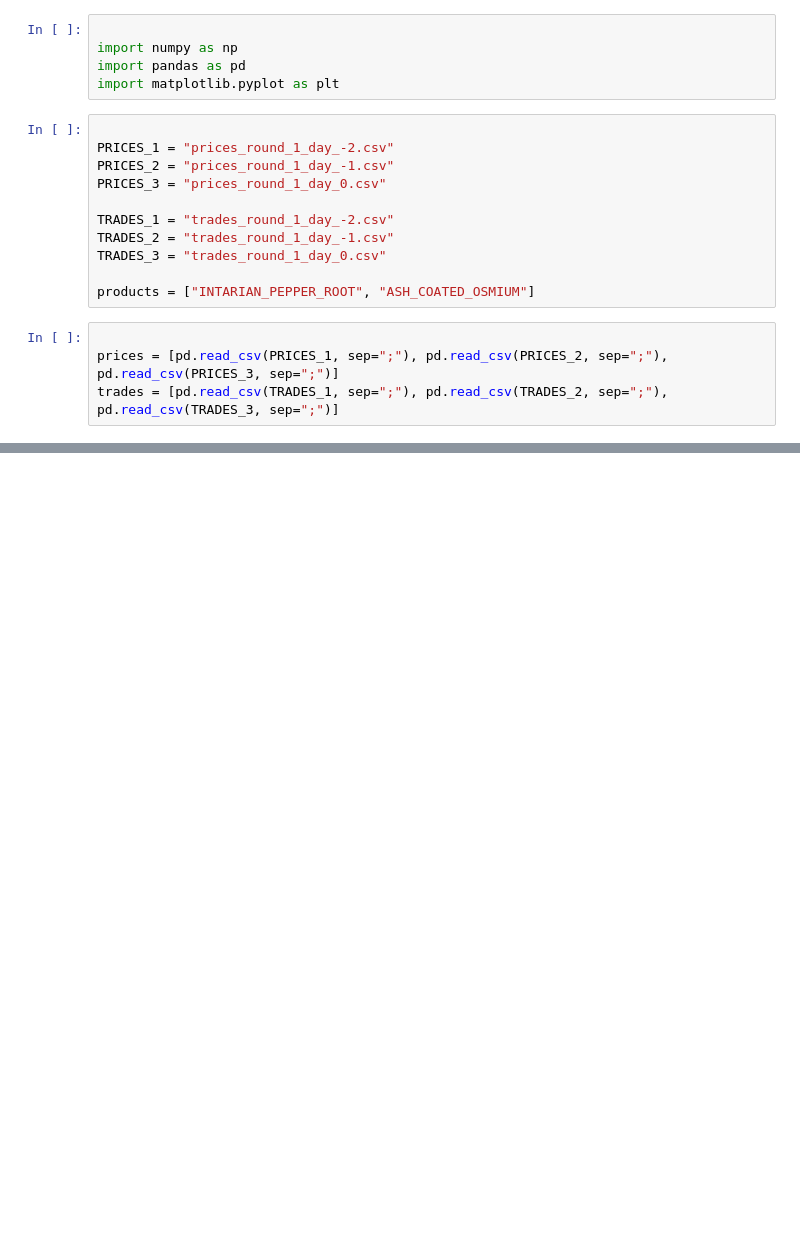
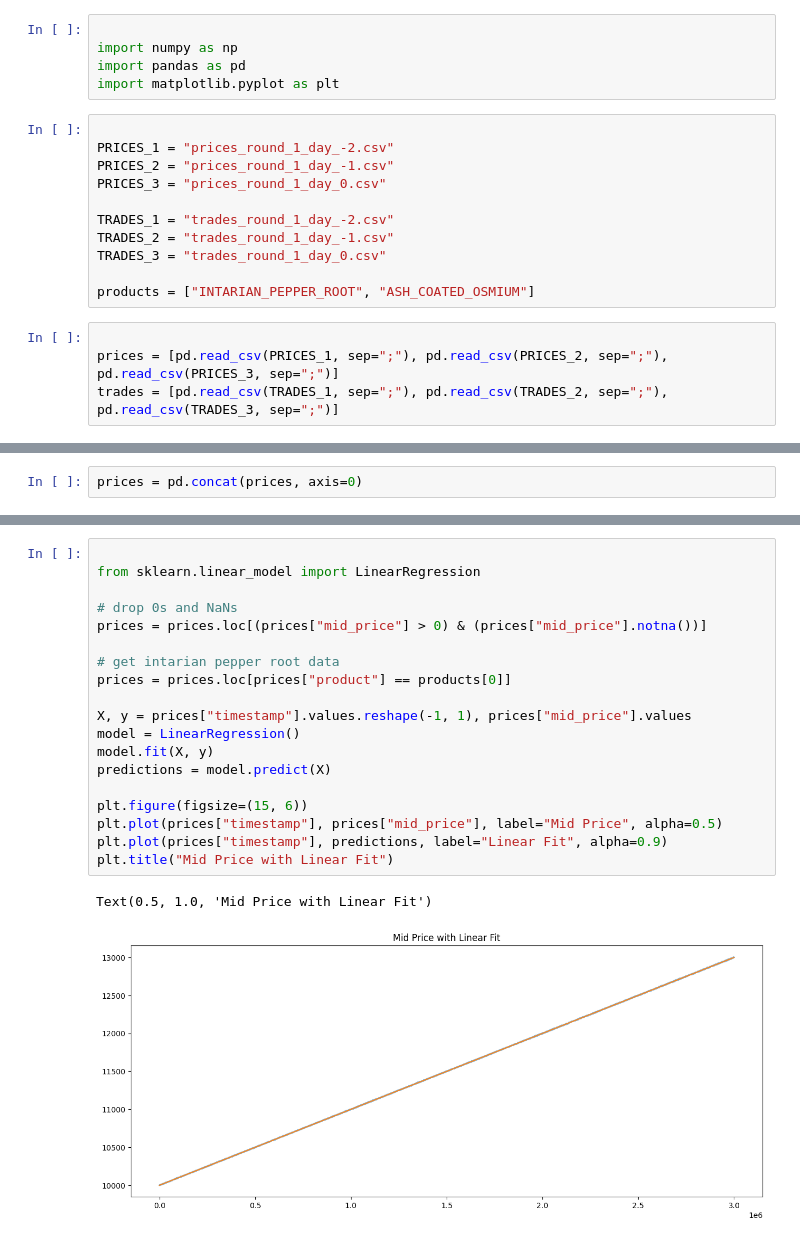
Before and after one commit to concl/machines, a Jupyter notebook: experiments/imc_round_1/imc_work.ipynb, the cells around one changed output, grey strips where cells are left out. Saved outputs shown, nothing was run; the diff lists cells and outputs as text; blank space fills up the shorter version.

```diff
--- a/experiments/imc_round_1/imc_work.ipynb
+++ b/experiments/imc_round_1/imc_work.ipynb
@@ -52,3 +53,5 @@ product1, product2 = process_prices(prices)
+# %%
+prices = pd.concat(prices, axis=0)
 # %%
 def visualize_prices(product1, product2):
     fig, axs = plt.subplots(1, 2, figsize=(10, 8))
@@ -110 +113,23 @@ Name: mid_price, dtype: float64
 [figure]
+# %%
+
+from sklearn.linear_model import LinearRegression
+
+# drop 0s and NaNs
+prices = prices.loc[(prices["mid_price"] > 0) & (prices["mid_price"].notna())]
+
+# get intarian pepper root data
+prices = prices.loc[prices["product"] == products[0]]
+
+X, y = prices["timestamp"].values.reshape(-1, 1), prices["mid_price"].values
+model = LinearRegression()
+model.fit(X, y)
+predictions = model.predict(X)
+
+plt.figure(figsize=(15, 6))
+plt.plot(prices["timestamp"], prices["mid_price"], label="Mid Price", alpha=0.5)
+plt.plot(prices["timestamp"], predictions, label="Linear Fit", alpha=0.9)
+plt.title("Mid Price with Linear Fit")
+# %% [output]
+Text(0.5, 1.0, 'Mid Price with Linear Fit')
+[figure, added]
```
Also changed, not shown: parts of 6 cells of this notebook, 1 other file.
